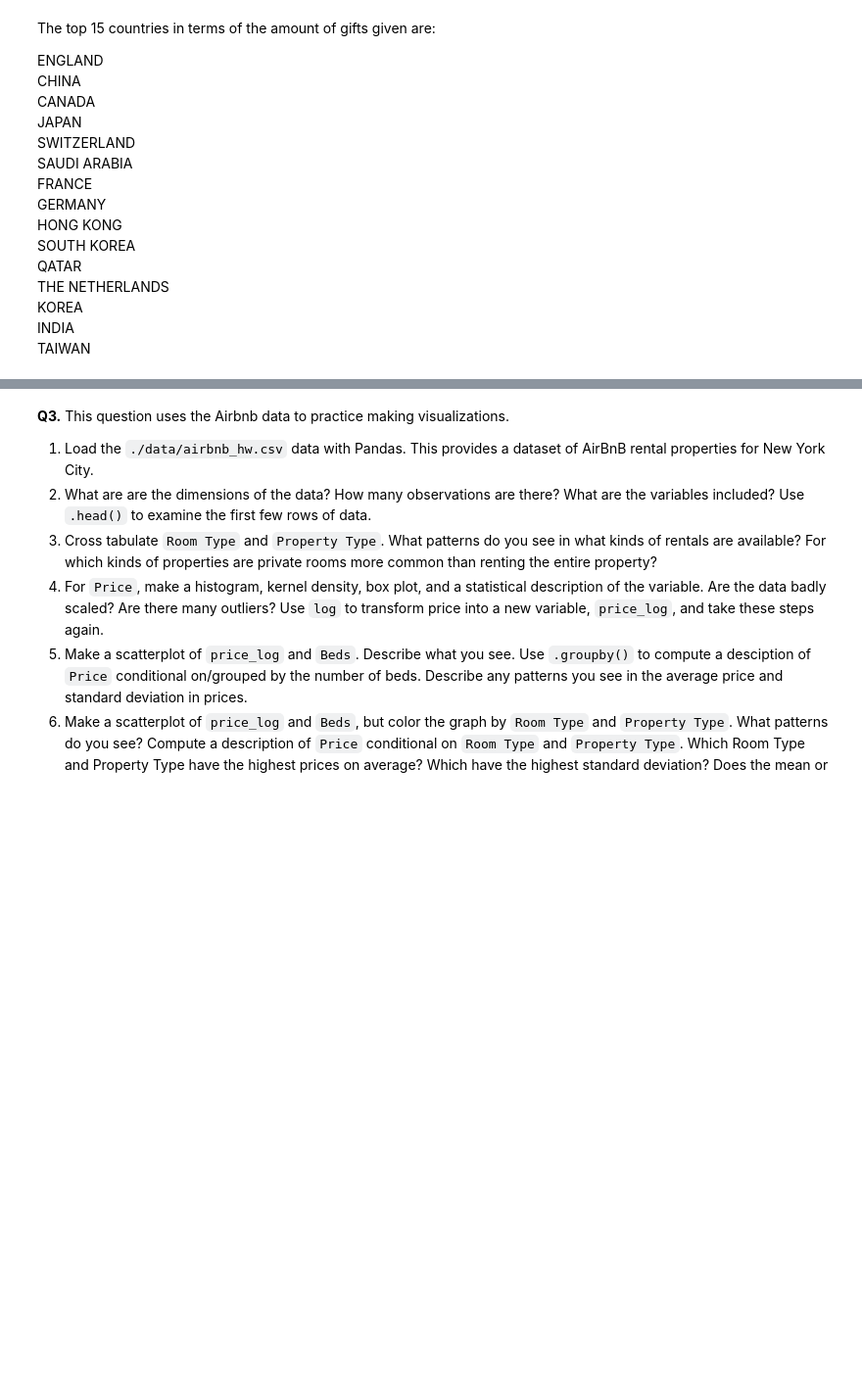
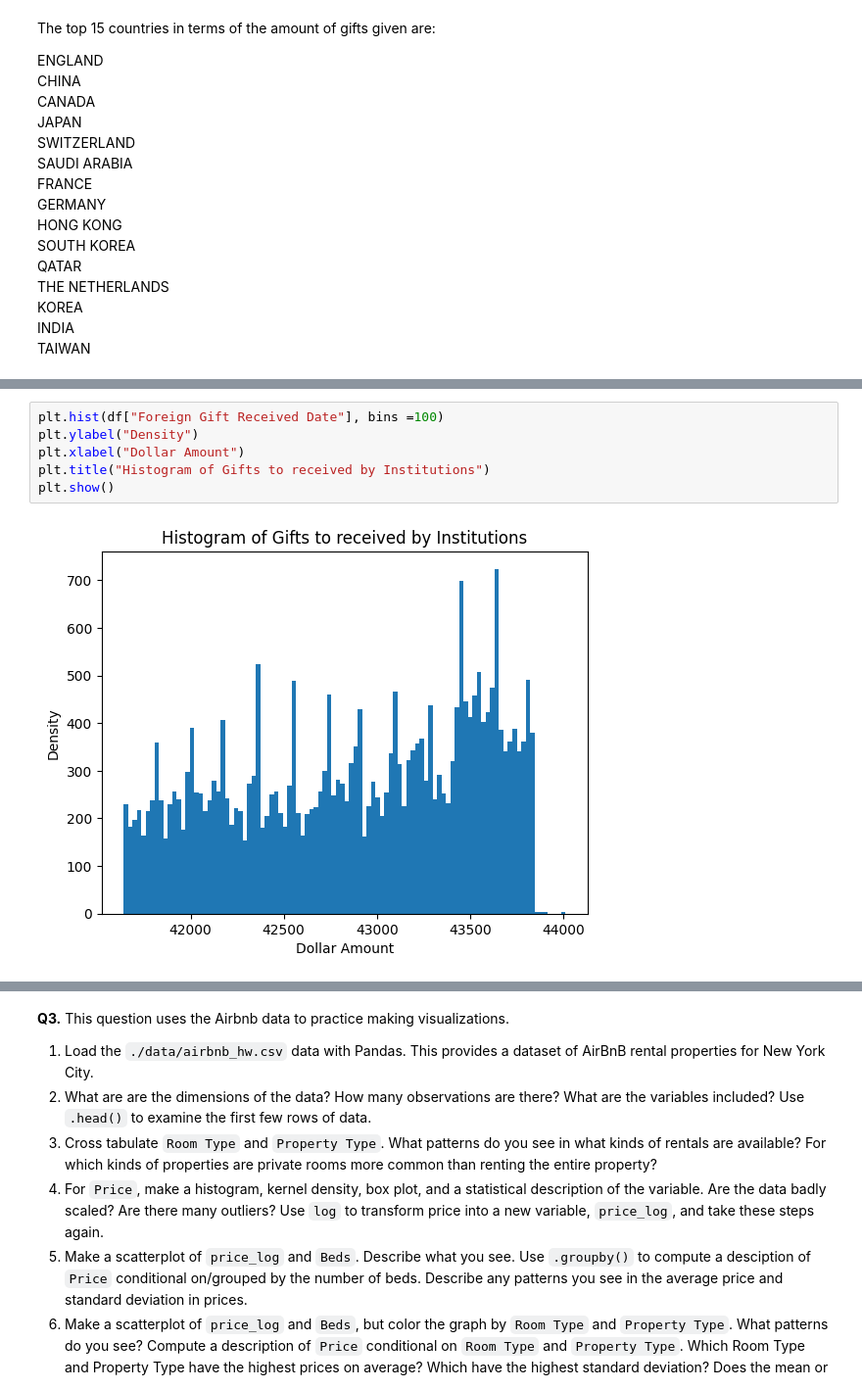
Before and after one commit to RyanErm/EDA, a Jupyter notebook: assignment/assignment.ipynb, the cells around one changed output, grey strips where cells are left out. Shown: that part at 98% size. Cells and saved outputs as stored; diff of their text form; blank space fills up the shorter version.

```diff
--- a/assignment/assignment.ipynb
+++ b/assignment/assignment.ipynb
@@ -190,0 +220,8 @@ TAIWAN             NATIONAL CENTRAL UNIVERSITYNATIONAL CENTRAL UN...
+# %%
+plt.hist(df["Foreign Gift Received Date"], bins =100)
+plt.ylabel("Density")
+plt.xlabel("Dollar Amount")
+plt.title("Histogram of Gifts to received by Institutions")
+plt.show()
+# %% [output]
+[figure, added]
```
Also changed, not shown: parts of 11 cells of this notebook.
